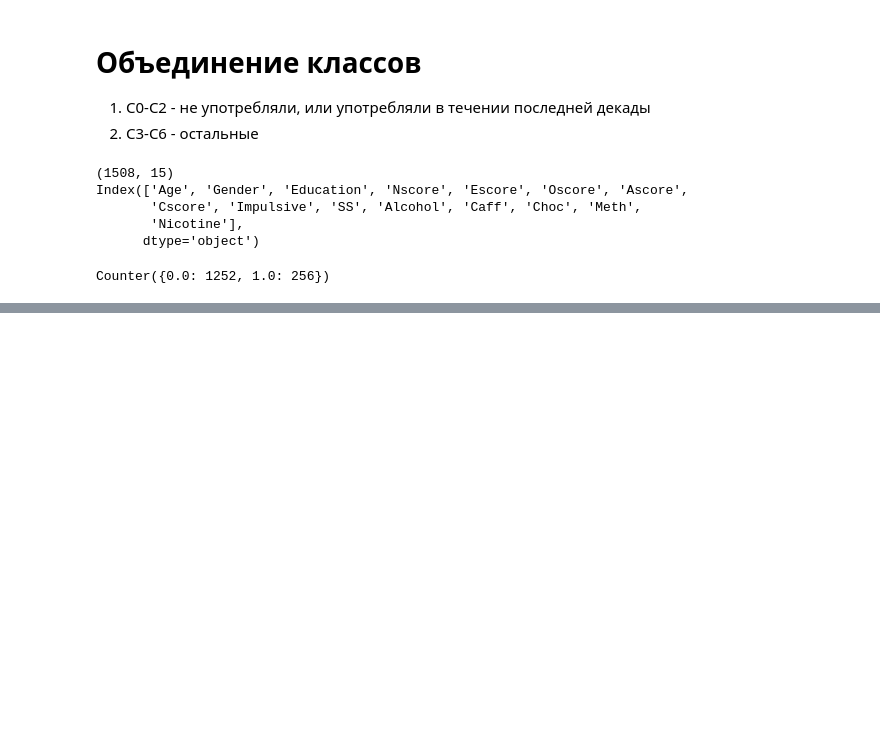
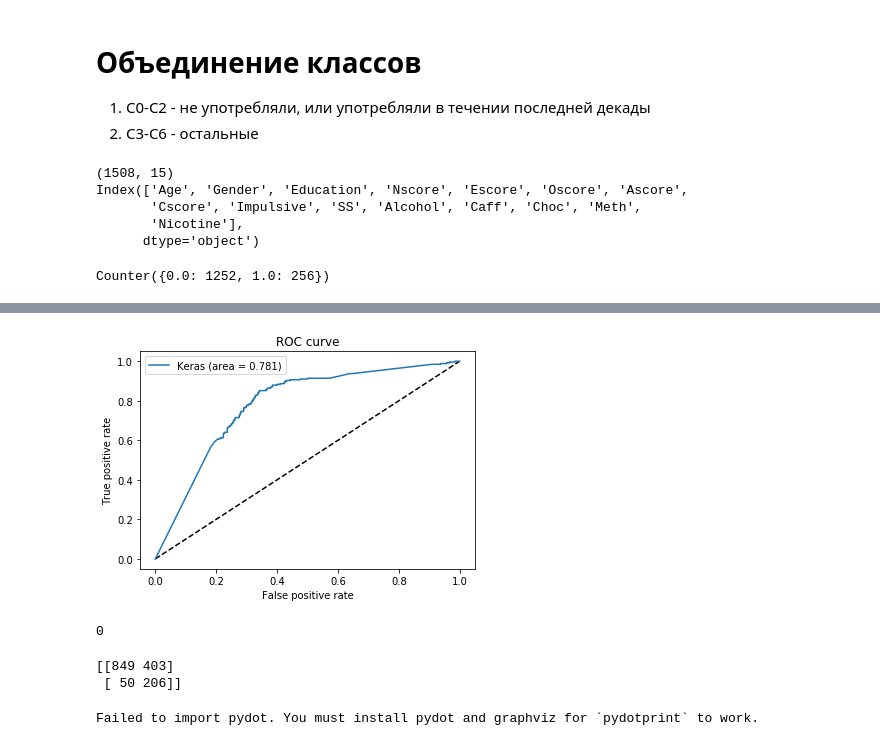
Before and after one commit to Iskusnik/DAbuse, a Jupyter notebook: DrugAddictionVulnerability.ipynb, the cells around one changed output, grey strips where cells are left out. Cells and saved outputs as stored; diff of their text form; code cells hidden in the pictures; blank space fills up the shorter version.

```diff
--- a/DrugAddictionVulnerability.ipynb
+++ b/DrugAddictionVulnerability.ipynb
@@ -1562,0 +1656,13 @@ print(confusion_matrix(test_y, pred_y))
+# %%
+pred_y = model.predict(train_X)
+# %%
+draw_roc_auc(train_y, pred_y)
+# %% [output]
+[figure, added]
+0
+# %%
+pred_y = model.predict_classes(train_X)
+print(confusion_matrix(train_y, pred_y))
+# %% [output]
+[[849 403]
+ [ 50 206]]
@@ -1562,0 +1683,10 @@ print(confusion_matrix(test_y, pred_y))
+# %%
+tf.keras.utils.plot_model(
+    model,
+    to_file="model.png",
+    show_shapes=False,
+    show_layer_names=True,
+    rankdir="TB"
+)
+# %% [output]
+Failed to import pydot. You must install pydot and graphviz for `pydotprint` to work.
```
Also changed, not shown: parts of 23 cells of this notebook.
